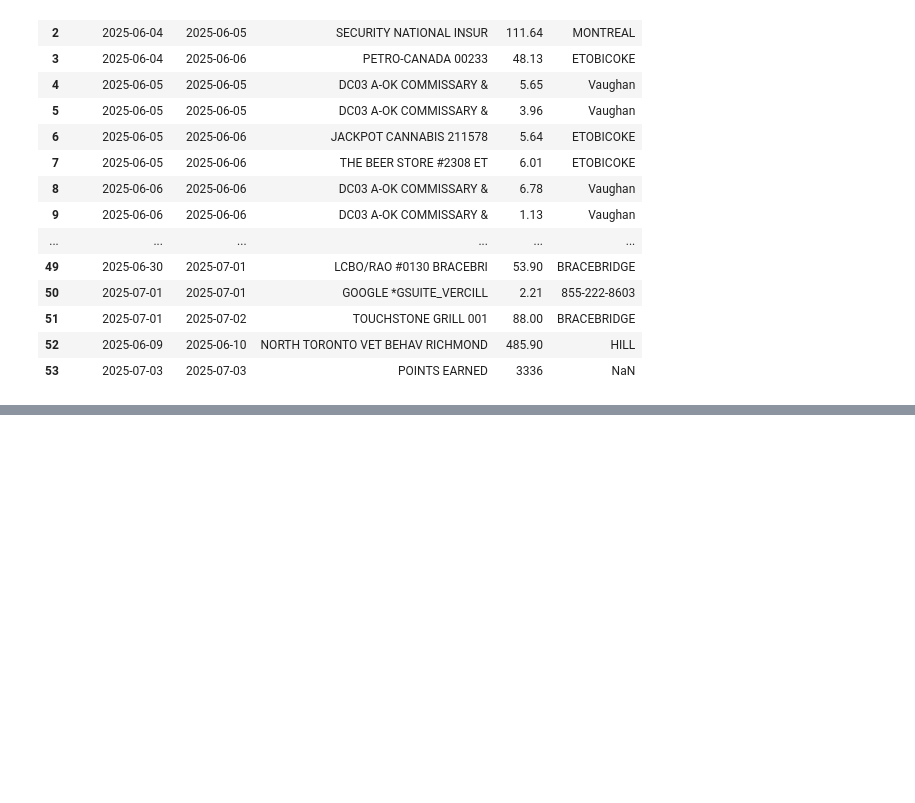
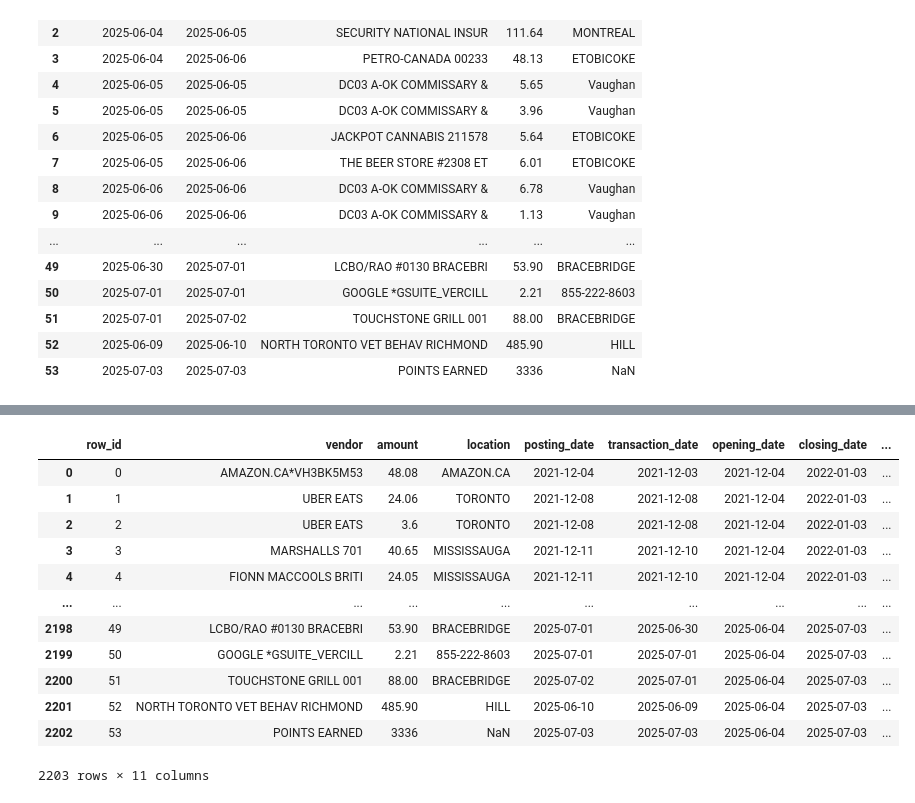
Before and after one commit to JordanVercillo/vercilloanalytics, a Jupyter notebook: projects/amex/amex_transformations_parse.ipynb, the cells around one changed output, grey strips where cells are left out. Drawn from its saved outputs; the diff is of its cells as text; code cells hidden in the pictures; blank space fills up the shorter version.

```diff
--- a/projects/amex/amex_transformations_parse.ipynb
+++ b/projects/amex/amex_transformations_parse.ipynb
@@ -520,2 +553,19 @@ df_export
+# %%
+df_export = pd.concat([df_history, df_export], ignore_index=True)
+df_export
+# %% [output]
+|  | row_id | vendor | amount | location | posting_date | transaction_date | opening_date | closing_date | ... |
+| 0 | 0 | AMAZON.CA*VH3BK5M53 | 48.08 | AMAZON.CA | 2021-12-04 | 2021-12-03 | 2021-12-04 | 2022-01-03 | ... |
+| 1 | 1 | UBER EATS | 24.06 | TORONTO | 2021-12-08 | 2021-12-08 | 2021-12-04 | 2022-01-03 | ... |
+| 2 | 2 | UBER EATS | 3.6 | TORONTO | 2021-12-08 | 2021-12-08 | 2021-12-04 | 2022-01-03 | ... |
+| 3 | 3 | MARSHALLS 701 | 40.65 | MISSISSAUGA | 2021-12-11 | 2021-12-10 | 2021-12-04 | 2022-01-03 | ... |
+| 4 | 4 | FIONN MACCOOLS BRITI | 24.05 | MISSISSAUGA | 2021-12-11 | 2021-12-10 | 2021-12-04 | 2022-01-03 | ... |
+| ... | ... | ... | ... | ... | ... | ... | ... | ... | ... |
+| 2198 | 49 | LCBO/RAO #0130 BRACEBRI | 53.90 | BRACEBRIDGE | 2025-07-01 | 2025-06-30 | 2025-06-04 | 2025-07-03 | ... |
+| 2199 | 50 | GOOGLE *GSUITE_VERCILL | 2.21 | 855-222-8603 | 2025-07-01 | 2025-07-01 | 2025-06-04 | 2025-07-03 | ... |
+| 2200 | 51 | TOUCHSTONE GRILL 001 | 88.00 | BRACEBRIDGE | 2025-07-02 | 2025-07-01 | 2025-06-04 | 2025-07-03 | ... |
+| 2201 | 52 | NORTH TORONTO VET BEHAV RICHMOND | 485.90 | HILL | 2025-06-10 | 2025-06-09 | 2025-06-04 | 2025-07-03 | ... |
+| 2202 | 53 | POINTS EARNED | 3336 | NaN | 2025-07-03 | 2025-07-03 | 2025-06-04 | 2025-07-03 | ... |
+2203 rows × 11 columns
 # %%
 df_export.to_csv(export_path, index=False)
```
Also changed, not shown: parts of 5 cells of this notebook.
